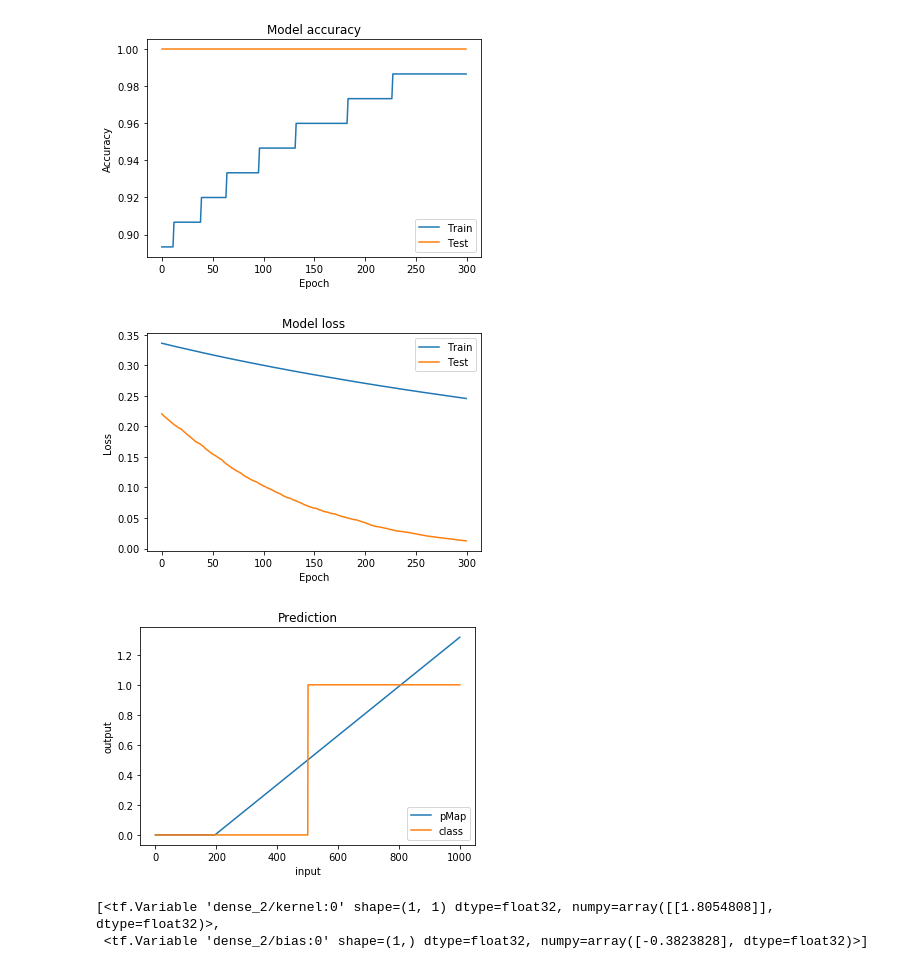
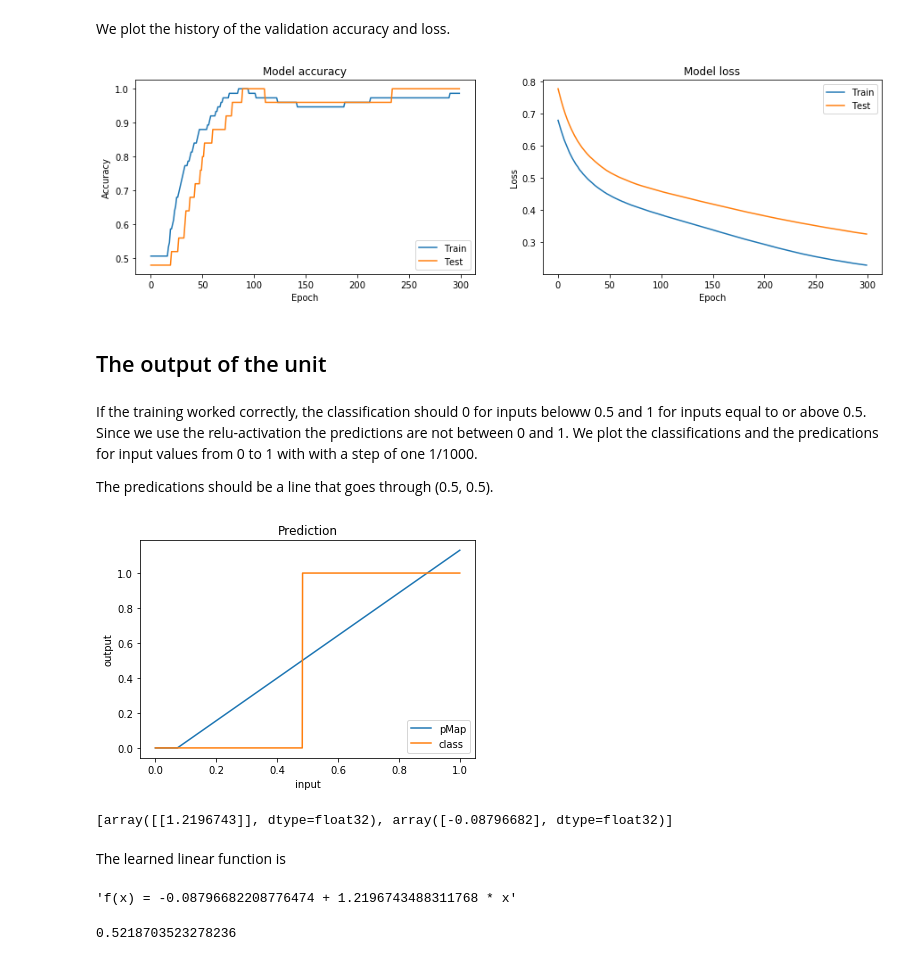
Before and after one commit to MontpellierRessourcesImagerie/DL_EXP_PC, a Jupyter notebook: DL01-one-unit-network.ipynb, the cells around one changed output. Saved outputs shown, nothing was run; the diff lists cells and outputs as text; code cells hidden in the pictures.

```diff
--- a/DL01-one-unit-network.ipynb
+++ b/DL01-one-unit-network.ipynb
@@ -1,7 +9,12 @@
 # %%
 import numpy as np
 X = np.array(list(range(0,100,1)))/100
+y = (X>=0.5)*1
+seed = np.random.randint(0, 2**(32 - 1) - 1)
+rstate = np.random.RandomState(seed)
+rstate.shuffle(X)
+rstate = np.random.RandomState(seed)
+rstate.shuffle(y)
 print(X)
-y = (input>=0.5)*1
 print(y)
 # %% [output]
@@ -47,6 +70,5 @@ model.weights
 # %%
 %%time
-history = model.fit(X, y, validation_split=0.25, epochs=300, batch_size=20, verbose=0)
-loss, accuracy = model.evaluate(X, y, verbose=0)
-print("Loss: ", loss, "Accuracy: ", accuracy)
+history = model.fit(X, y, validation_split=0.25, epochs=300, batch_size=16, verbose=0)
+print("Loss: ", history.history['val_loss'][-1], "Accuracy: ", history.history['val_accuracy'][-1])
 # %% [output]
@@ -56,42 +78,61 @@ Wall time: 1.51 s
+# %% [markdown]
+We plot the history of the validation accuracy and loss.
 # %%
 import matplotlib.pyplot as plt
 
-# Plot training & validation accuracy values
+plt.figure(figsize = (15, 4))
+plt.subplot(1,2,1)
 plt.plot(history.history['accuracy'])
 plt.plot(history.history['val_accuracy'])
 plt.title('Model accuracy')
 plt.ylabel('Accuracy')
 plt.xlabel('Epoch')
 plt.legend(['Train', 'Test'], loc='lower right')
-plt.show()
 
-# Plot training & validation loss values
+plt.subplot(1,2,2)
 plt.plot(history.history['loss'])
 plt.plot(history.history['val_loss'])
 plt.title('Model loss')
 plt.ylabel('Loss')
 plt.xlabel('Epoch')
 plt.legend(['Train', 'Test'], loc='upper right')
 plt.show()
 # %% [output]
-[figure, old version]
+[figure, new version]
-[figure, removed]
+# %% [markdown]
+## The output of the unit
+# %% [markdown]
+If the training worked correctly, the classification should 0 for inputs beloww 0.5 and 1 for inputs equal to or above 0.5. Since we use the relu-activation the predictions are not between 0 and 1. We plot the classifications and the predications for input values from 0 to 1 with with a step of one 1/1000.
+
+The predications should be a line that goes through (0.5, 0.5).
 # %%
 values = np.array(list(range(0,1000))) / 1000
 prediction = model.predict(values)
 classPrediction = model.predict_classes(values)
 # Plot training & validation accuracy values
-plt.plot(prediction)
-plt.plot(classPrediction)
+plt.plot(values, prediction)
+plt.plot(values, classPrediction)
 plt.title('Prediction')
 plt.ylabel('output')
 plt.xlabel('input')
 plt.legend(['pMap', 'class'], loc='lower right')
 plt.show()
 # %% [output]
-[figure, old version]
+[figure, new version]
-# %%
-model.weights
-# %% [output]
-[<tf.Variable 'dense_2/kernel:0' shape=(1, 1) dtype=float32, numpy=array([[1.8054808]], dtype=float32)>,
- <tf.Variable 'dense_2/bias:0' shape=(1,) dtype=float32, numpy=array([-0.3823828], dtype=float32)>]
+# %%
+weights = model.get_weights()
+weights
+# %% [output]
+[array([[1.2196743]], dtype=float32), array([-0.08796682], dtype=float32)]
+# %% [markdown]
+The learned linear function is
+# %%
+f"f(x) = {weights[1][0]} + {weights[0][0][0]} * x"
+# %% [output]
+'f(x) = -0.08796682208776474 + 1.2196743488311768 * x'
+# %%
+a = weights[1][0]
+m = weights[0][0][0]
+a + m * 0.5
+# %% [output]
+0.5218703523278236
```
Also changed, not shown: parts of 13 cells of this notebook, 9 other files.
